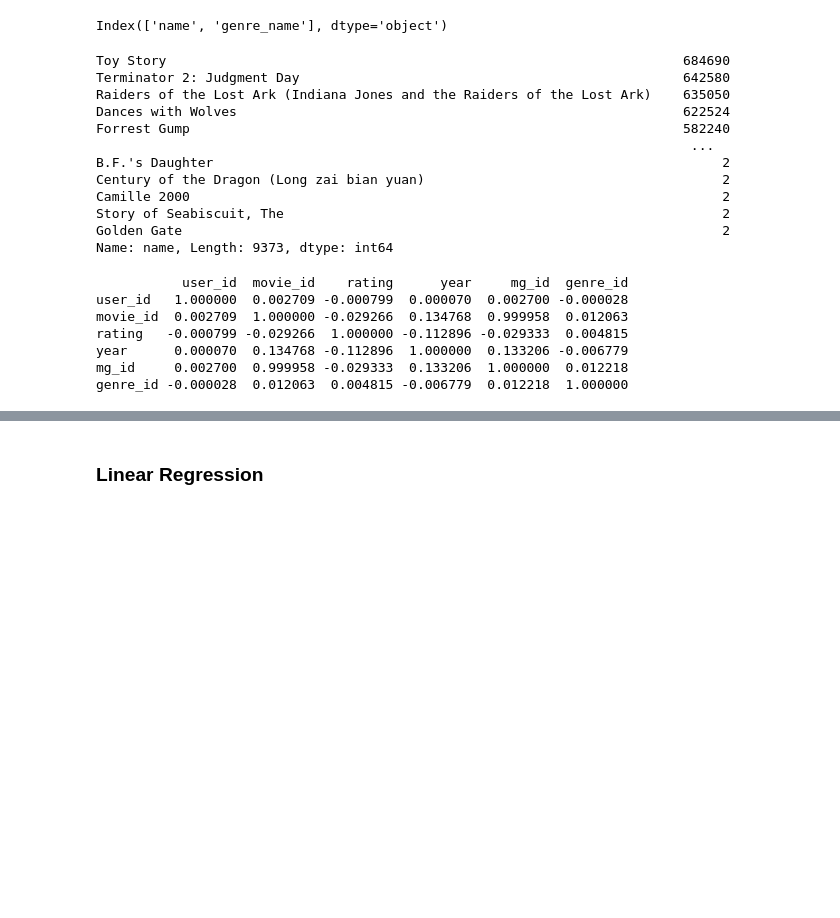
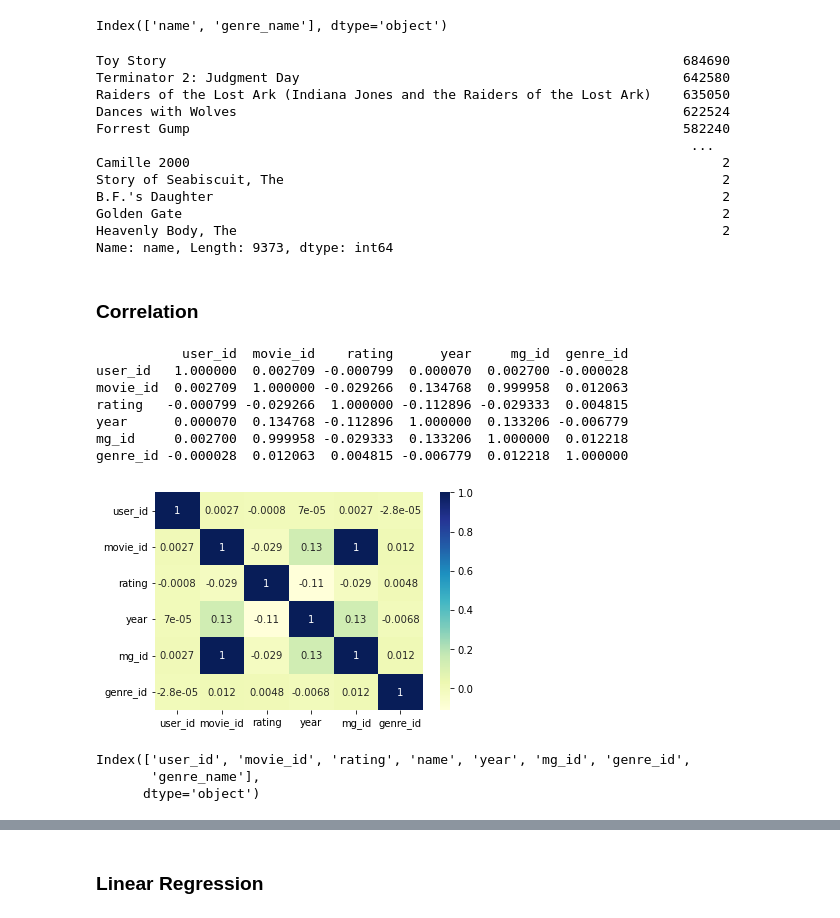
Before and after one commit to HelyxM/Final-Project, a Jupyter notebook: movies_ML_Analysis.ipynb, the cells around one changed output, grey strips where cells are left out. Saved outputs shown, nothing was run; the diff lists cells and outputs as text; code cells hidden in the pictures; blank space fills up the shorter version.

```diff
--- a/movies_ML_Analysis.ipynb
+++ b/movies_ML_Analysis.ipynb
@@ -262,7 +269,7 @@ movies_ratings_genres_df.to_csv("movies_ratings_genres.csv")
 # %%
 # Drop the null rows
-movies_newdf = movies_ratings_genres_df.dropna()
-movies_newdf.shape
+movies_ratings_df = movies_ratings_df.dropna()
+movies_ratings_df.shape
 # %% [output]
 (93749288, 8)
 # %%
@@ -275,7 +282,7 @@ movies_newdf.select_dtypes(include=['object']).columns
 # %% [output]
 Index(['name', 'genre_name'], dtype='object')
 # %%
-movies_newdf.name.value_counts()
+movies_ratings_df.name.value_counts()
 # %% [output]
 Toy Story                                                                  684690
 Terminator 2: Judgment Day                                                 642580
@@ -283,12 +290,14 @@ Raiders of the Lost Ark (Indiana Jones and the Raiders of the Lost Ark)    63505
 Dances with Wolves                                                         622524
 Forrest Gump                                                               582240
                                                                             ...
-B.F.'s Daughter                                                                 2
-Century of the Dragon (Long zai bian yuan)                                      2
 Camille 2000                                                                    2
 Story of Seabiscuit, The                                                        2
+B.F.'s Daughter                                                                 2
 Golden Gate                                                                     2
+Heavenly Body, The                                                              2
 Name: name, Length: 9373, dtype: int64
+# %% [markdown]
+### Correlation
 # %%
 # correlation function to see which columns are connected to ratings,
 # if corr is high then send it to model, if low then delete the column, closer to -1 means negativee cor, closer to 1 is positive corr
@@ -306,11 +315,17 @@ genre_id -0.000028  0.012063  0.004815 -0.006779  0.012218  1.000000
 # %%
 # plotting correlation heatmap
 # dataplot = sb.heatmap(movies_df.corr(), cmap="YlGnBu", annot=True)
-dataplot = sb.heatmap(movies_newdf.corr(), cmap="YlGnBu", annot=True)
+dataplot = sb.heatmap(movies_ratings_df.corr(), cmap="YlGnBu", annot=True)
 
 # displaying heatmap
 plt.show(dataplot)
+# %% [output]
+[figure, added]
 # %%
-movies_newdf.columns
+movies_ratings_df.columns
+# %% [output]
+Index(['user_id', 'movie_id', 'rating', 'name', 'year', 'mg_id', 'genre_id',
+       'genre_name'],
+      dtype='object')
 # %%
 # remove userid, movieID columns
```
Also changed, not shown: parts of 71 cells of this notebook.
